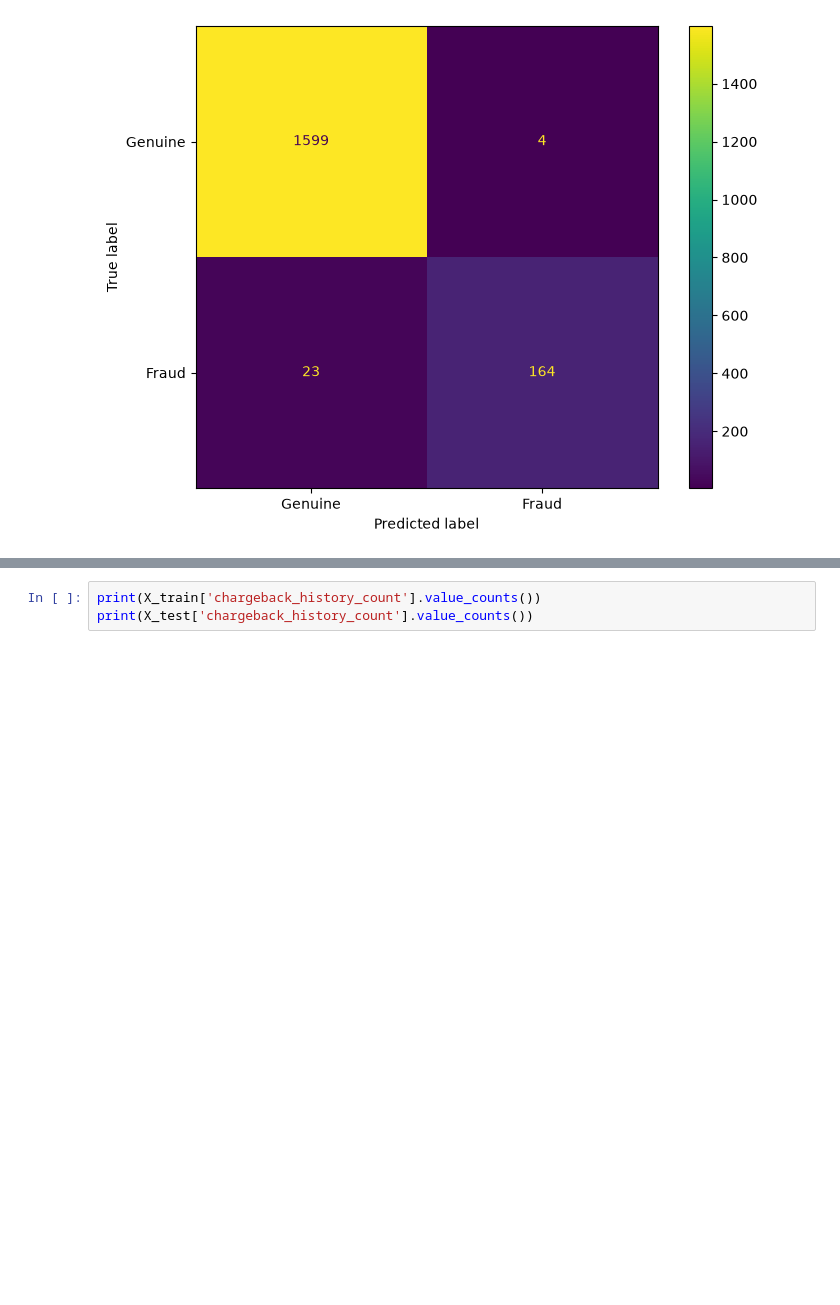
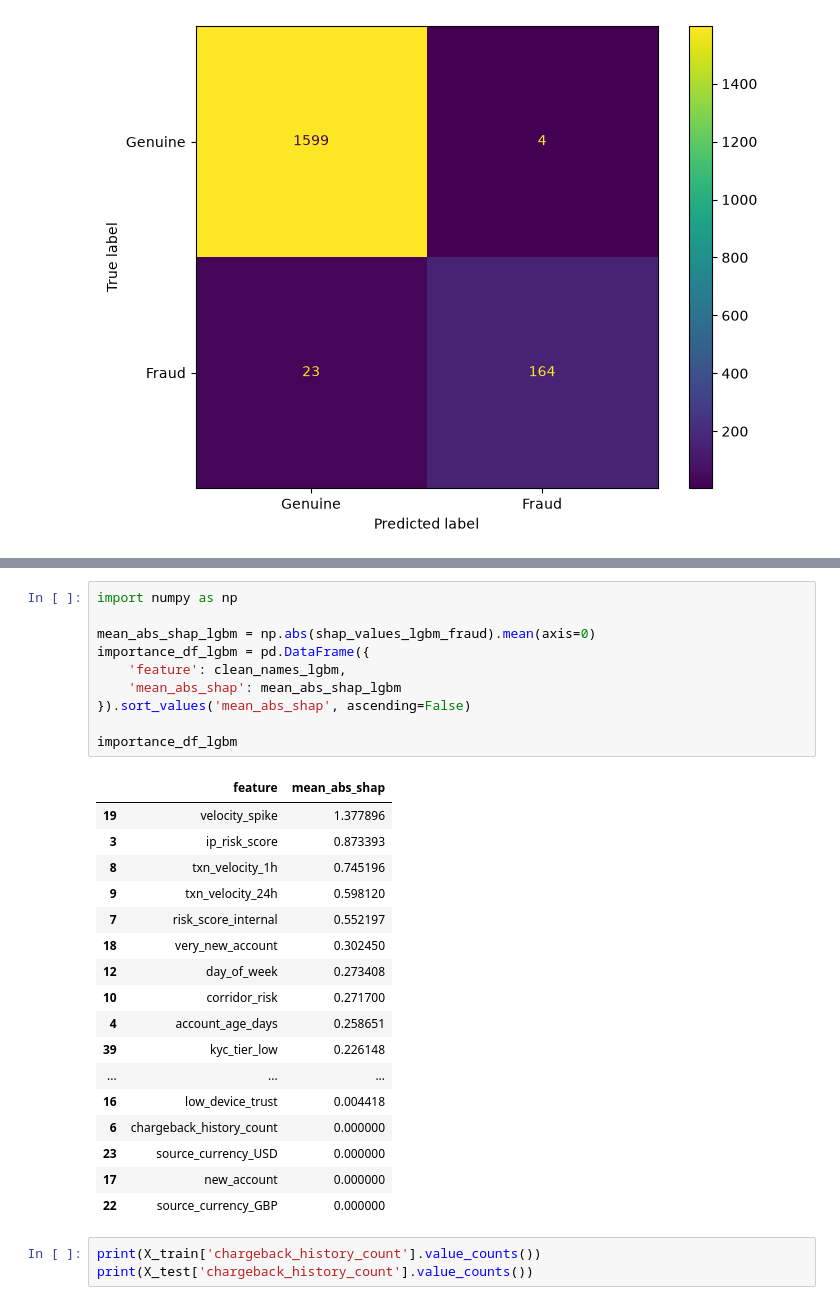
Before and after one commit to Chekwube-Uzoegwu/Fraudulent_Transaction_Detection_for_Finlora, a Jupyter notebook: Notebooks/Modelling.ipynb, the cells around one changed output, grey strips where cells are left out. Drawn from its saved outputs; the diff is of its cells as text; blank space fills up the shorter version.

```diff
--- a/Notebooks/Modelling.ipynb
+++ b/Notebooks/Modelling.ipynb
@@ -442,3 +516,31 @@ importance_df
+# %%
+import numpy as np
+
+mean_abs_shap_lgbm = np.abs(shap_values_lgbm_fraud).mean(axis=0)
+importance_df_lgbm = pd.DataFrame({
+    'feature': clean_names_lgbm,
+    'mean_abs_shap': mean_abs_shap_lgbm
+}).sort_values('mean_abs_shap', ascending=False)
+
+importance_df_lgbm
+# %% [output]
+|  | feature | mean_abs_shap |
+| 19 | velocity_spike | 1.377896 |
+| 3 | ip_risk_score | 0.873393 |
+| 8 | txn_velocity_1h | 0.745196 |
+| 9 | txn_velocity_24h | 0.598120 |
+| 7 | risk_score_internal | 0.552197 |
+| 18 | very_new_account | 0.302450 |
+| 12 | day_of_week | 0.273408 |
+| 10 | corridor_risk | 0.271700 |
+| 4 | account_age_days | 0.258651 |
+| 39 | kyc_tier_low | 0.226148 |
+| ... | ... | ... |
+| 16 | low_device_trust | 0.004418 |
+| 6 | chargeback_history_count | 0.000000 |
+| 23 | source_currency_USD | 0.000000 |
+| 17 | new_account | 0.000000 |
+| 22 | source_currency_GBP | 0.000000 |
 # %%
 print(X_train['chargeback_history_count'].value_counts())
 print(X_test['chargeback_history_count'].value_counts())
```
Also changed, not shown: parts of 24 cells of this notebook, 1 other file.
